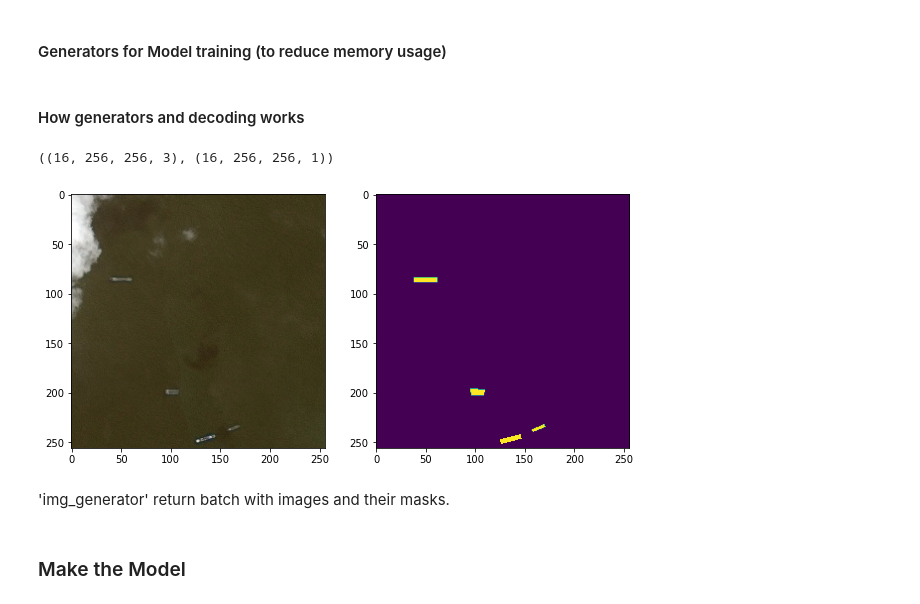
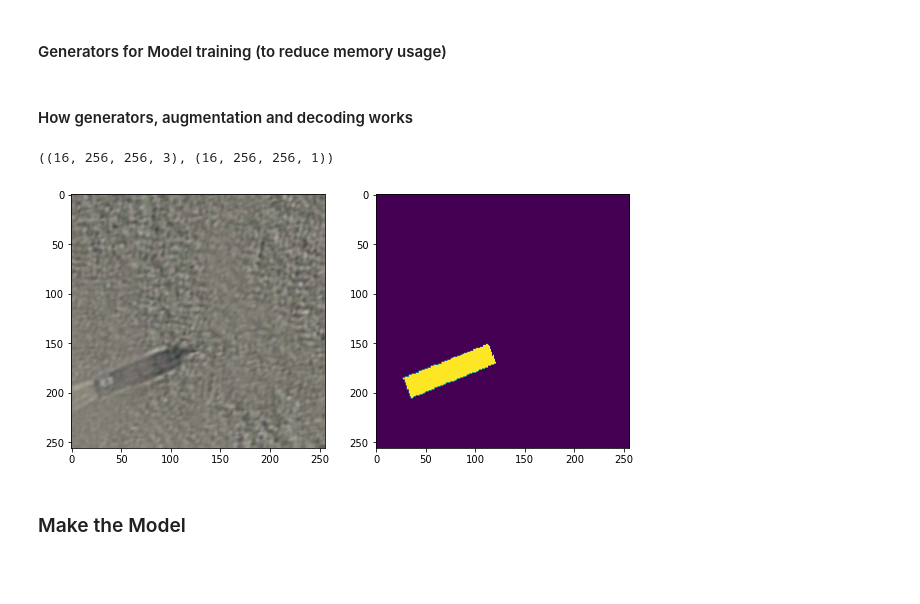
Before and after one commit to anton500nb/ship_detection, a Jupyter notebook: airbus_ship_detection_resnet34.ipynb, the cells around one changed output. Saved outputs shown, nothing was run; the diff lists cells and outputs as text; code cells hidden in the pictures; blank space fills up the shorter version.

Commit message:
add augm and crop

```diff
--- a/airbus_ship_detection_resnet34.ipynb
+++ b/airbus_ship_detection_resnet34.ipynb
@@ -122,3 +123,4 @@ A lot of empty images.
 # %%
-train_df = masks[:200000]
-test_df = masks[200000:]
+train_df = masks[:220000]
+test_df = masks[220000:]
+test_df.reset_index(drop=True, inplace=True)
@@ -146,0 +127,4 @@ train_df.shape, val_df.shape, test_df.shape,
+# %%
+train_df = train_df.dropna(axis='index')    # images without ships don't need for train
+train_df, val_df = train_test_split (train_df, test_size=0.3, random_state=42)
+train_df.shape, val_df.shape, test_df.shape
@@ -159,26 +173,26 @@ def rle_decode(mask_rle, shape=(768, 768)):
 # %% [markdown]
 #### Generators for Model training (to reduce memory usage)
 # %%
-def img_generator(gen_df, batch_size):                      # Generator 'img + mask' for training
+def img_generator(gen_df, batch_size):                      # Generator 'img + mask' for model fitting (to reduce memory usage)
     while True:
         x_batch = []
         y_batch = []
 
         for i in range(batch_size):
-            img_name, mask_rle = gen_df.sample(1).values[0]                                 # get row from dataframe
-            img = cv2.imread('train_v2/'+ img_name)     # read img
+            img_name, mask_rle = gen_df.sample(1).values[0]                                 # get row from DF
+            img = cv2.imread('train_v2/'+ img_name)                                         # read img
 
             img_masks = masks.loc[masks['ImageId'] == img_name, 'EncodedPixels'].tolist()   # find all ship masks for image with more the one ship
             all_masks = np.zeros((768, 768))                                                # create a single mask array for all ships
             for mask in img_masks:
                 all_masks += rle_decode(mask)
 
-            img = cv2.resize(img, (256, 256))                                               # resize img to 256,256
-            mask = cv2.resize(all_masks, (256, 256))                                        # resize mask to 256,256
+            transformed = transform(image = img, mask = all_masks)                          # augm. data crop, rotate ect.
+            image_transformed = transformed['image']
+            mask_transformed = transformed['mask']
 
-
-            x_batch += [img]                                                                # put into batch
-            y_batch += [mask]
+            x_batch += [image_transformed]                                                  # put into batch
+            y_batch += [mask_transformed]
 
         x_batch = np.array(x_batch) / 255.                                                  # reduce color dimension img
         y_batch = np.array(y_batch)
@@ -210,20 +201,24 @@ def img_generator_test(gen_df, batch_size):                # Generator 'img + ma
 # %% [markdown]
-#### How generators and decoding works
+#### How generators, augmentation and decoding works
 # %%
 for x, y in img_generator(train_df, 16):
     break
 x.shape, y.shape                            # output shapes
 # %% [output]
 ((16, 256, 256, 3), (16, 256, 256, 1))
-# %%
-fig, axes = plt.subplots(nrows=1, ncols=2, figsize=(10, 5))
-axes[0].imshow(x[2])
-axes[1].imshow(y[2])
-plt.show()
-# %% [output]
-[figure, removed]
-# %% [markdown]
-'img_generator' return batch with images and their masks.
+# %%
+transformed = transform(image=x[5], mask=y[5])
+
+image_transformed = transformed['image']
+mask_transformed = transformed['mask']
+
+fig, axes = plt.subplots(nrows=1, ncols=2, figsize=(10, 5))
+axes[0].imshow(image_transformed)
+axes[1].imshow(mask_transformed[:,:,0])
+
+plt.show()
+# %% [output]
+[figure, added]
 # %% [markdown]
 ### Make the Model
 # %%
```
Also changed, not shown: parts of 14 cells of this notebook, 4 other files.
